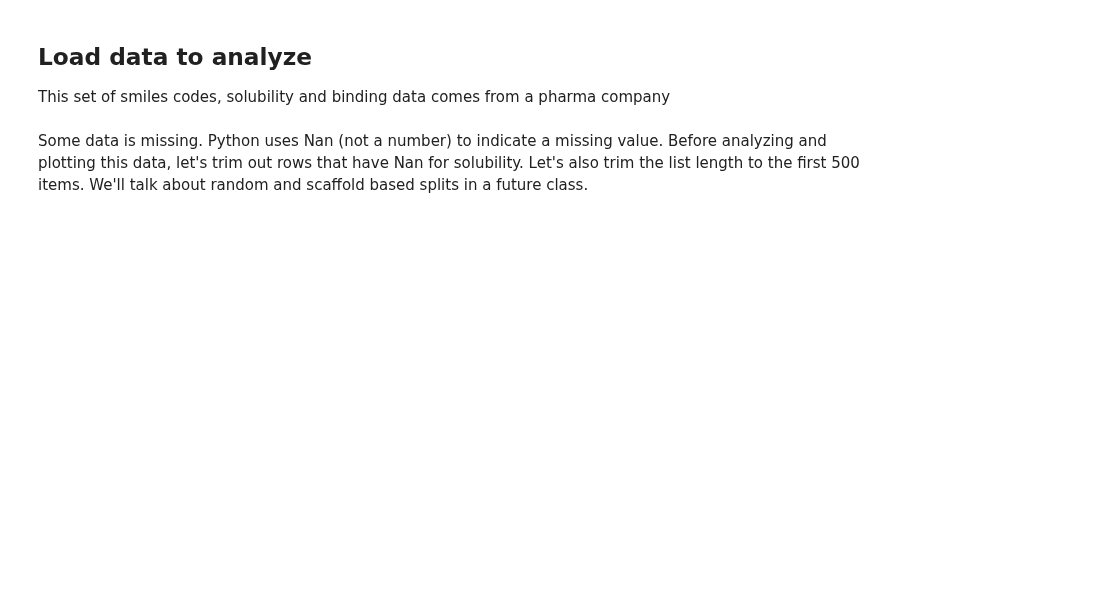
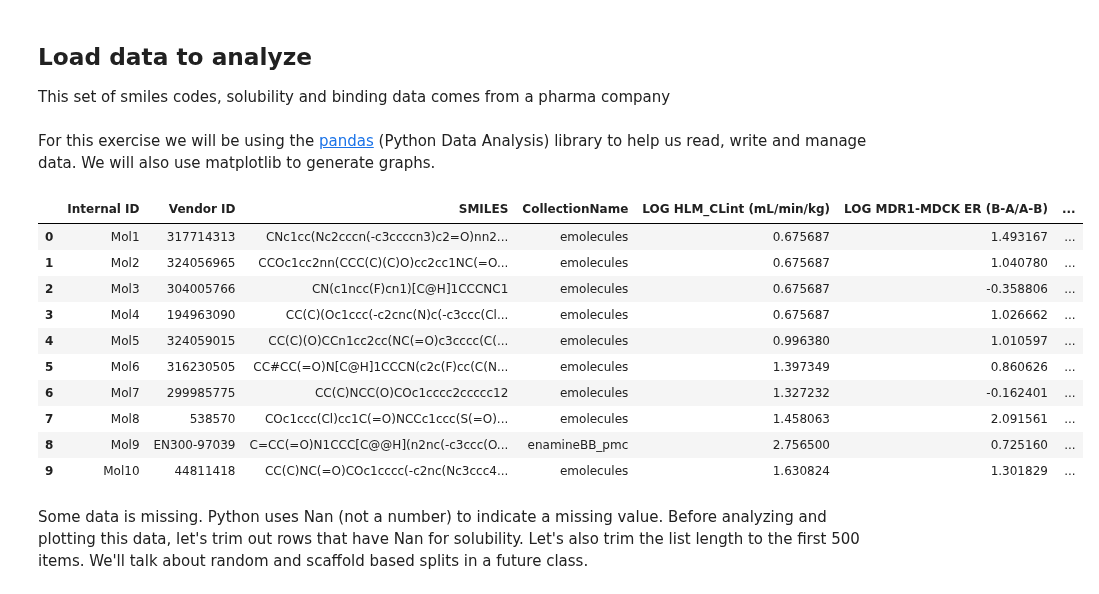
Before and after one commit to scottmreed/molecular_informatics, a Jupyter notebook: 4_SQL_rdkit_only.ipynb, the cells around one changed output. Drawn from its saved outputs; the diff is of its cells as text; code cells hidden in the pictures; blank space fills up the shorter version.

```diff
--- a/4_SQL_rdkit_only.ipynb
+++ b/4_SQL_rdkit_only.ipynb
@@ -52,15 +59,32 @@ count_carbonyls("O=C=O")
 # %% [markdown]
 ## Load data to analyze
 This set of smiles codes, solubility and binding data comes from a pharma company
+# %% [markdown]
+
+For this exercise we will be using the [pandas](https://pandas.pydata.org/) (Python Data Analysis) library to
+help us read, write and manage data. We will also use matplotlib to generate
+graphs.
 # %%
 # import and view drug data from : https://github.com/molecularinformatics/Computational-ADME/tree/main
 # described here: https://pubs.acs.org/doi/10.1021/acs.jcim.3c00160
 import os
 import pandas as pd
 data_dir = os.path.join('data')
 file_path = os.path.join(data_dir, 'ADME_public_set_3521.csv')
 df = pd.read_csv(file_path)
-df.head(4) # Shows the top X entries in the dataframe
+df.head(10) # Shows the top X entries in the dataframe
+# %% [output]
+|  | Internal ID | Vendor ID | SMILES | CollectionName | LOG HLM_CLint (mL/min/kg) | LOG MDR1-MDCK ER (B-A/A-B) | ... |
+| 0 | Mol1 | 317714313 | CNc1cc(Nc2cccn(-c3ccccn3)c2=O)nn2... | emolecules | 0.675687 | 1.493167 | ... |
+| 1 | Mol2 | 324056965 | CCOc1cc2nn(CCC(C)(C)O)cc2cc1NC(=O... | emolecules | 0.675687 | 1.040780 | ... |
+| 2 | Mol3 | 304005766 | CN(c1ncc(F)cn1)[C@H]1CCCNC1 | emolecules | 0.675687 | -0.358806 | ... |
+| 3 | Mol4 | 194963090 | CC(C)(Oc1ccc(-c2cnc(N)c(-c3ccc(Cl... | emolecules | 0.675687 | 1.026662 | ... |
+| 4 | Mol5 | 324059015 | CC(C)(O)CCn1cc2cc(NC(=O)c3cccc(C(... | emolecules | 0.996380 | 1.010597 | ... |
+| 5 | Mol6 | 316230505 | CC#CC(=O)N[C@H]1CCCN(c2c(F)cc(C(N... | emolecules | 1.397349 | 0.860626 | ... |
+| 6 | Mol7 | 299985775 | CC(C)NCC(O)COc1cccc2ccccc12 | emolecules | 1.327232 | -0.162401 | ... |
+| 7 | Mol8 | 538570 | COc1ccc(Cl)cc1C(=O)NCCc1ccc(S(=O)... | emolecules | 1.458063 | 2.091561 | ... |
+| 8 | Mol9 | EN300-97039 | C=CC(=O)N1CCC[C@@H](n2nc(-c3ccc(O... | enamineBB_pmc | 2.756500 | 0.725160 | ... |
+| 9 | Mol10 | 44811418 | CC(C)NC(=O)COc1cccc(-c2nc(Nc3ccc4... | emolecules | 1.630824 | 1.301829 | ... |
 # %% [markdown]
 Some data is missing. Python uses Nan (not a number) to indicate a missing value.
 Before analyzing and plotting this data, let's trim out rows that have Nan for solubility. Let's
```
Also changed, not shown: parts of 22 cells of this notebook.
